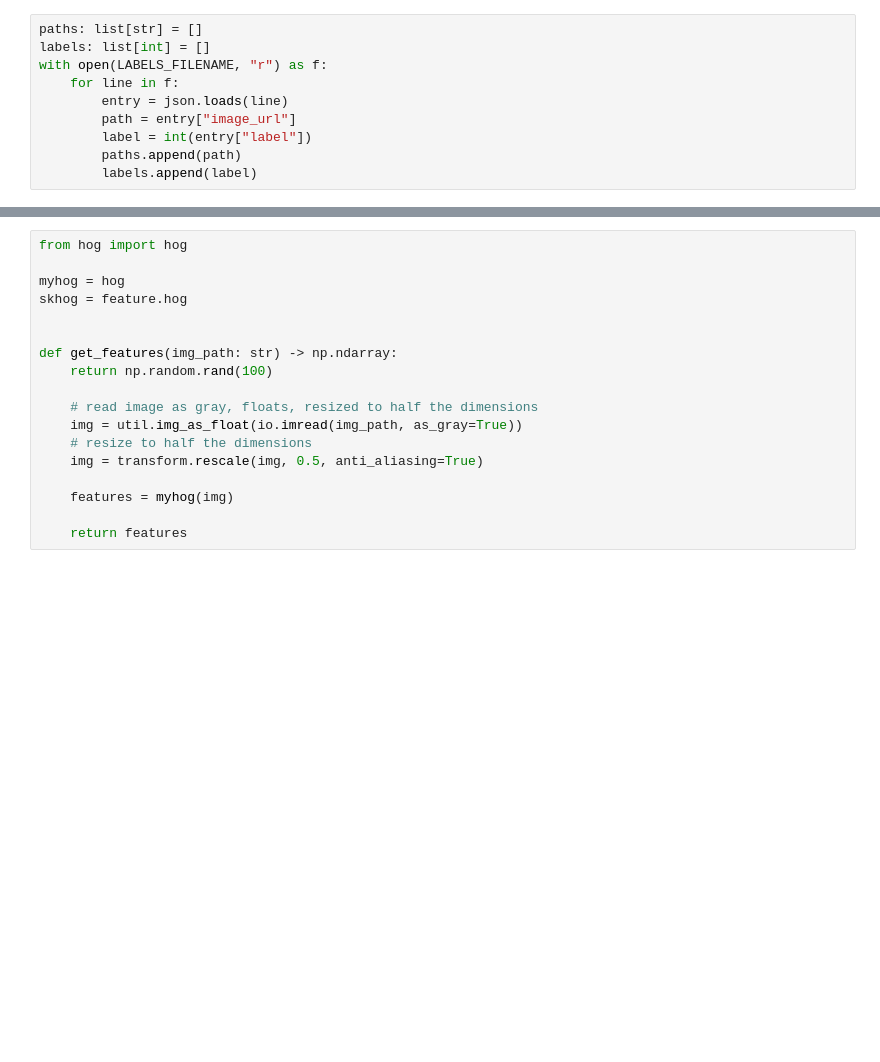
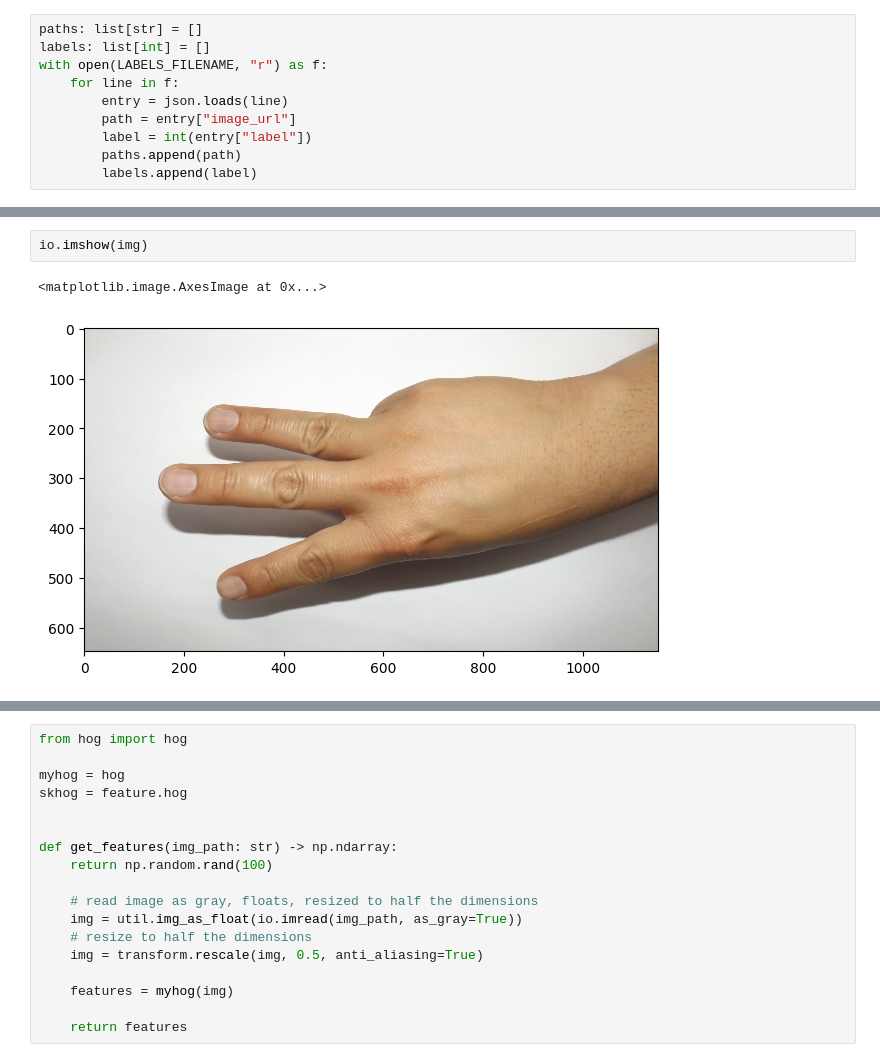
Before and after one commit to ziyadss/hand-gesture-recognition, a Jupyter notebook: playground.ipynb, the cells around one changed output, grey strips where cells are left out. Saved outputs shown, nothing was run; the diff lists cells and outputs as text; blank space fills up the shorter version.

```diff
--- a/playground.ipynb
+++ b/playground.ipynb
@@ -23,0 +40,5 @@ with open(LABELS_FILENAME, "r") as f:
+# %%
+io.imshow(img)
+# %% [output]
+<matplotlib.image.AxesImage at 0x...>
+[figure, added]
```
Also changed, not shown: parts of 5 cells of this notebook, 1 other file.
